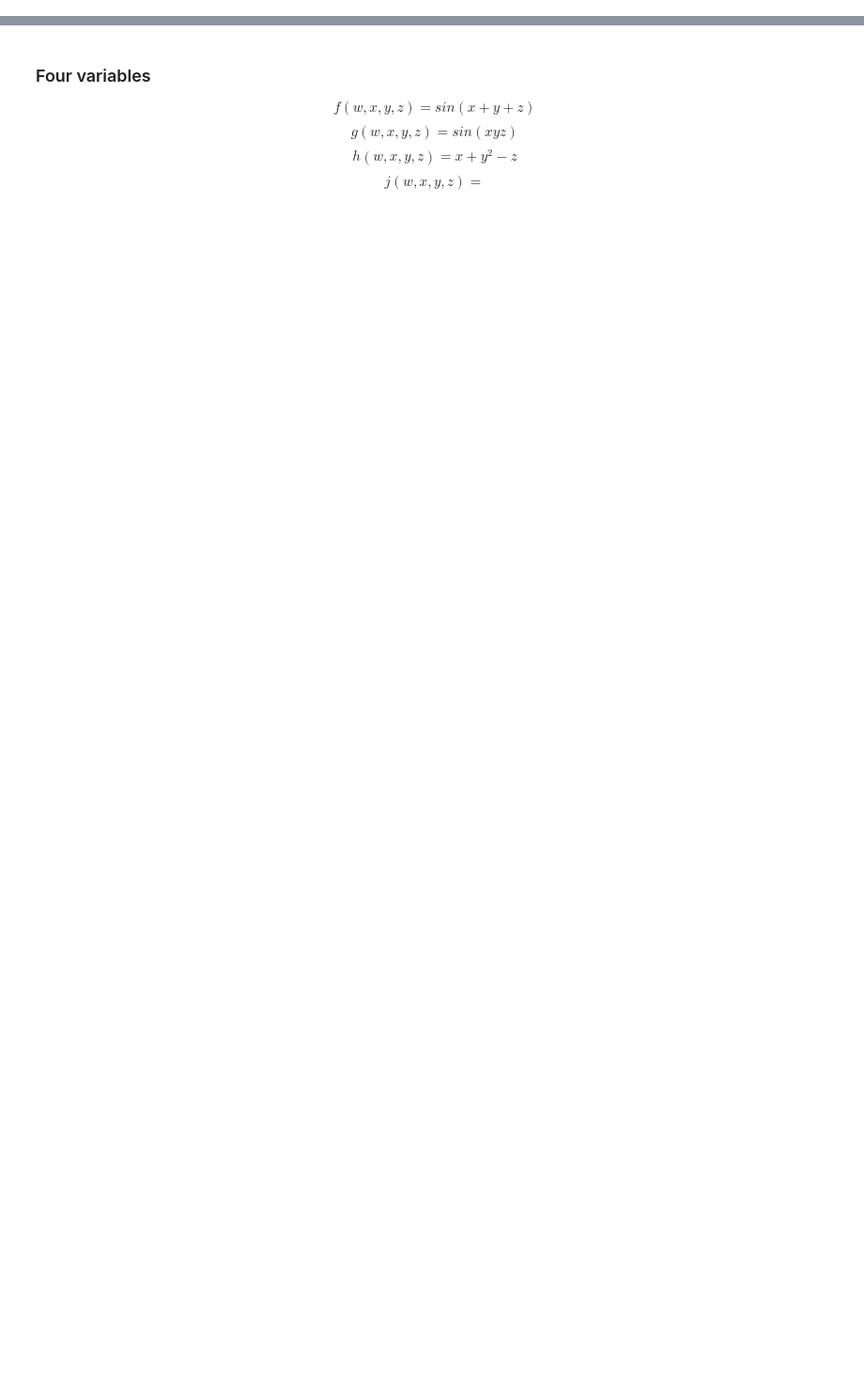
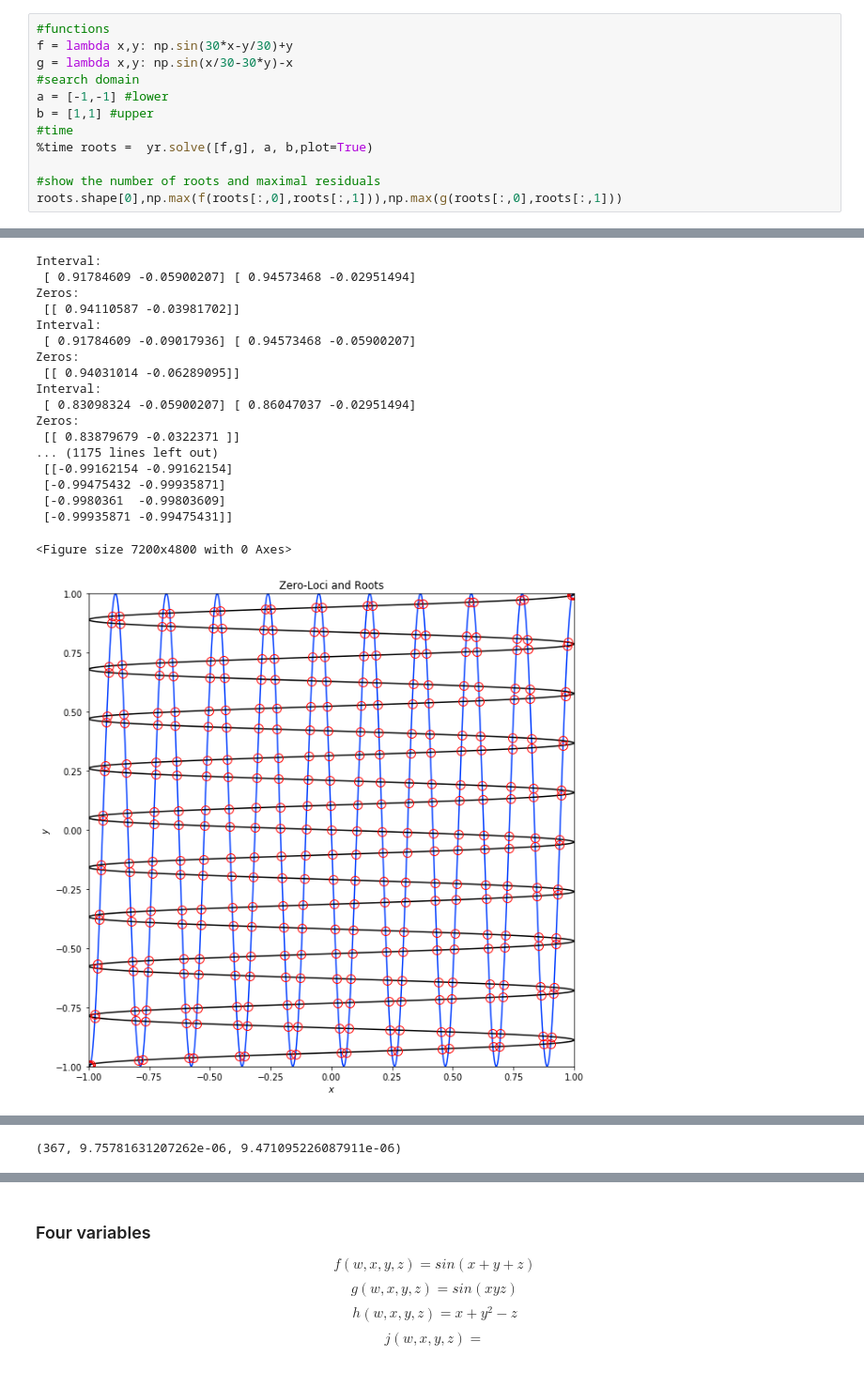
Before and after one commit to tylerjarvis/RootFinding, a Jupyter notebook: DemoNotebook.ipynb, the cells around one changed output, grey strips where cells are left out. Shown at 94% size. Cells and saved outputs as stored; diff of their text form; blank space fills up the shorter version.

```diff
--- a/DemoNotebook.ipynb
+++ b/DemoNotebook.ipynb
@@ -77,0 +90,13 @@ Wall time: 489 ms
+# %%
+#functions
+f = lambda x,y: np.sin(30*x-y/30)+y
+g = lambda x,y: np.sin(x/30-30*y)-x
+#search domain
+a = [-1,-1] #lower
+b = [1,1] #upper
+#time
+%time roots =  yr.solve([f,g], a, b,plot=True)
+
+#show the number of roots and maximal residuals
+roots.shape[0],np.max(f(roots[:,0],roots[:,1])),np.max(g(roots[:,0],roots[:,1]))
+# %% [output]
@@ -77,0 +135,19 @@ Wall time: 489 ms
+Interval:
+ [ 0.91784609 -0.05900207] [ 0.94573468 -0.02951494]
+Zeros:
+ [[ 0.94110587 -0.03981702]]
+Interval:
+ [ 0.91784609 -0.09017936] [ 0.94573468 -0.05900207]
+Zeros:
+ [[ 0.94031014 -0.06289095]]
+Interval:
+ [ 0.83098324 -0.05900207] [ 0.86047037 -0.02951494]
+Zeros:
+ [[ 0.83879679 -0.0322371 ]]
+... (1175 lines left out)
+ [[-0.99162154 -0.99162154]
+ [-0.99475432 -0.99935871]
+ [-0.9980361  -0.99803609]
+ [-0.99935871 -0.99475431]]
+<Figure size 7200x4800 with 0 Axes>
+[figure, added]
@@ -78 +156,2 @@ Wall time: 489 ms
+(367, 9.75781631207262e-06, 9.471095226087911e-06)
 # %% [markdown]
```
Also changed, not shown: parts of 44 cells of this notebook.
